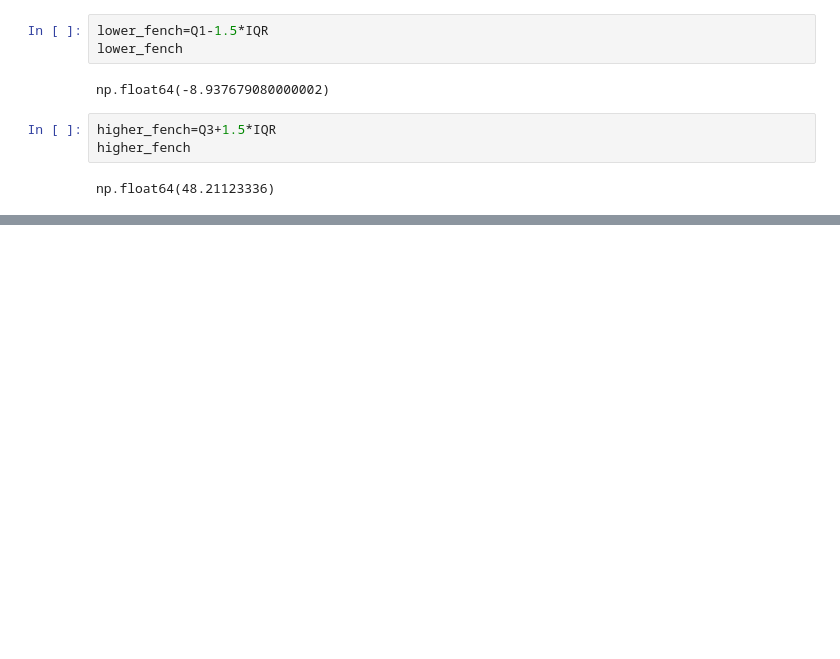
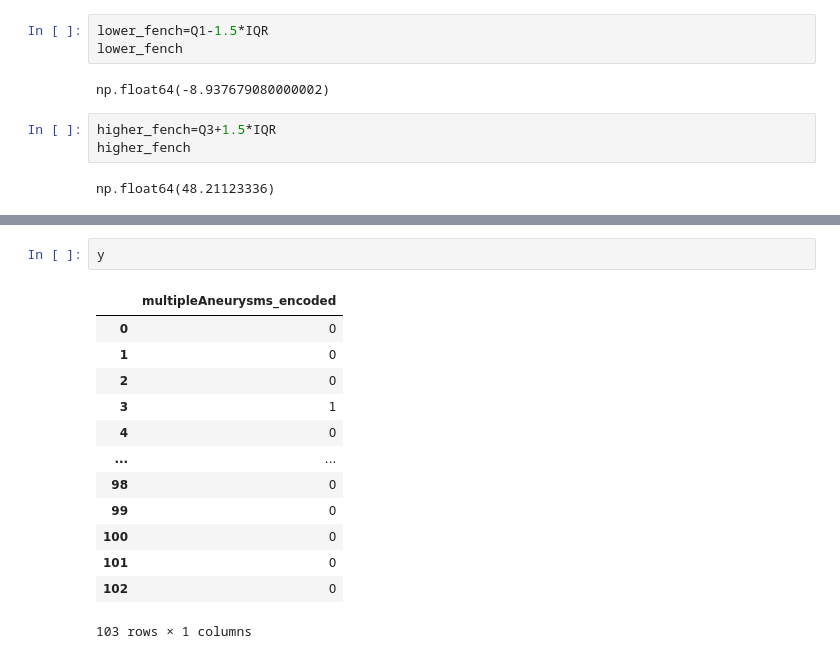
Before and after one commit to hr131464-lgtm/visionai, a Jupyter notebook: notebook/MODEL TRAINING.ipynb, the cells around one changed output, grey strips where cells are left out. Cells and saved outputs as stored; diff of their text form; blank space fills up the shorter version.

```diff
--- a/notebook/MODEL TRAINING.ipynb
+++ b/notebook/MODEL TRAINING.ipynb
@@ -178,2 +178,18 @@ new_df.shape
 # %% [output]
 (103, 10)
+# %%
+y
+# %% [output]
+|  | multipleAneurysms_encoded |
+| 0 | 0 |
+| 1 | 0 |
+| 2 | 0 |
+| 3 | 1 |
+| 4 | 0 |
+| ... | ... |
+| 98 | 0 |
+| 99 | 0 |
+| 100 | 0 |
+| 101 | 0 |
+| 102 | 0 |
+103 rows × 1 columns
```
Also changed, not shown: parts of 15 cells of this notebook, 5 other files.
